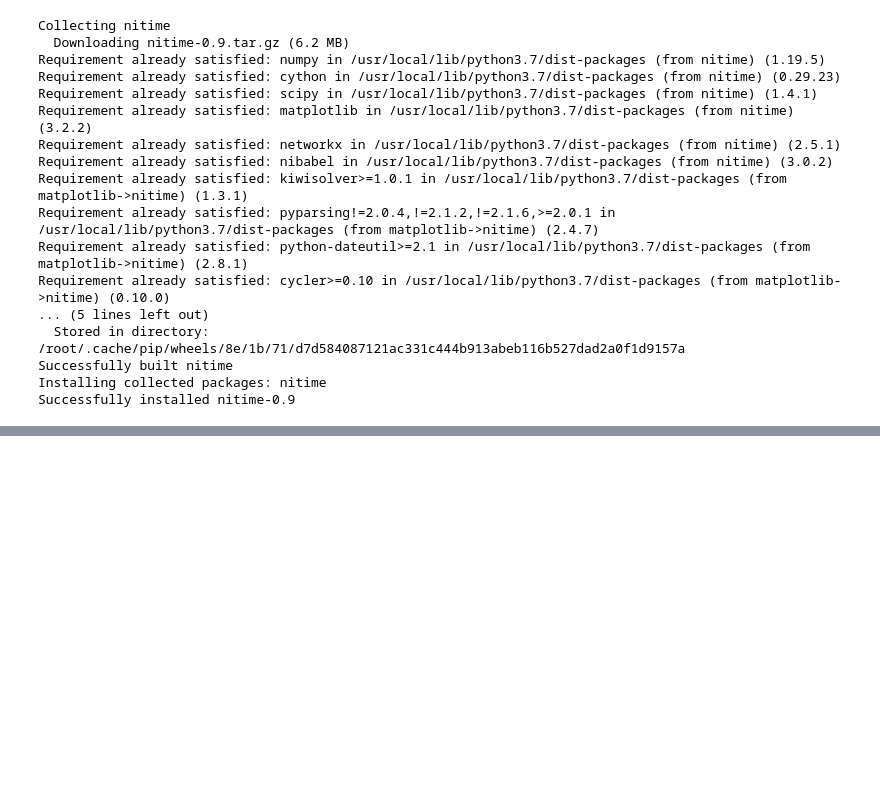
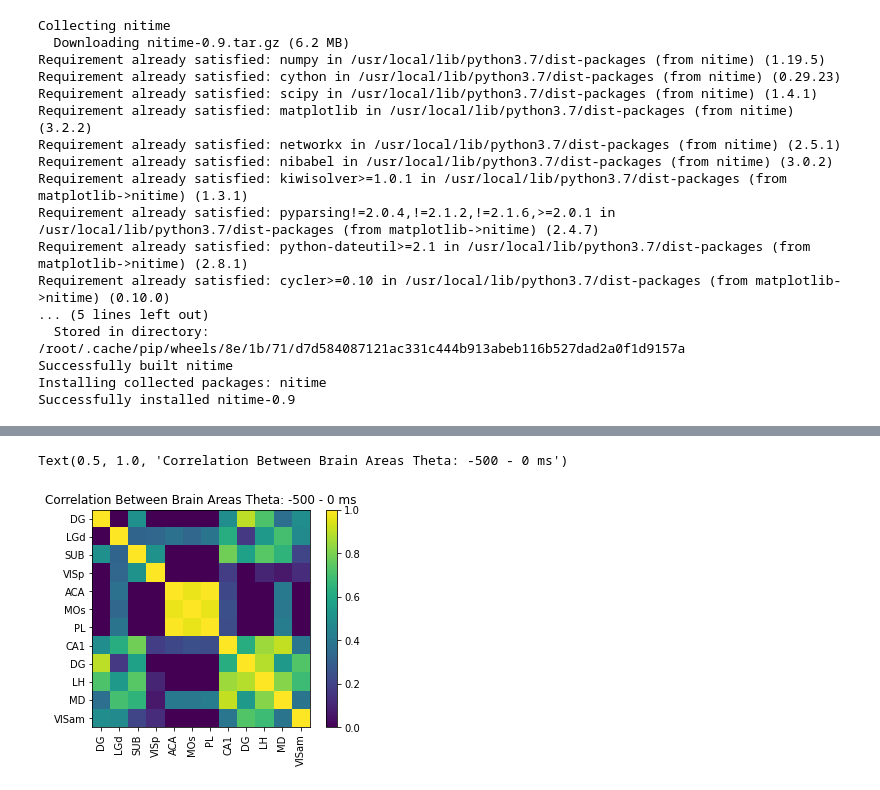
Before and after one commit to kayteeflick/nma_cn_flow_state, a Jupyter notebook: template.ipynb, the cells around one changed output, grey strips where cells are left out. Drawn from its saved outputs; the diff is of its cells as text; code cells hidden in the pictures; blank space fills up the shorter version.

```diff
--- a/template.ipynb
+++ b/template.ipynb
@@ -576,0 +575,16 @@ plot_directional(*baccala_example3(), time_halfbandwidth_product=3)
+# %%
+#@title Getting nowhere going back to Correlation calculation
+
+from scipy import stats
+rho, pval = stats.spearmanr(theta_array, theta_array_incorr)
+plt.imshow(rho[0:12,0:12])
+plt.colorbar()
+positions = (0,1, 2, 3,4,5,6,7,8,9,10,11)
+labels = session11['brain_area_lfp']
+plt.xticks(positions, labels,rotation = 'vertical')
+plt.yticks(positions, labels)
+plt.clim(0,1)
+plt.title('Correlation Between Brain Areas Theta: -500 - 0 ms')
+# %% [output]
+Text(0.5, 1.0, 'Correlation Between Brain Areas Theta: -500 - 0 ms')
+[figure, added]
```
Also changed, not shown: parts of 2 cells of this notebook.
